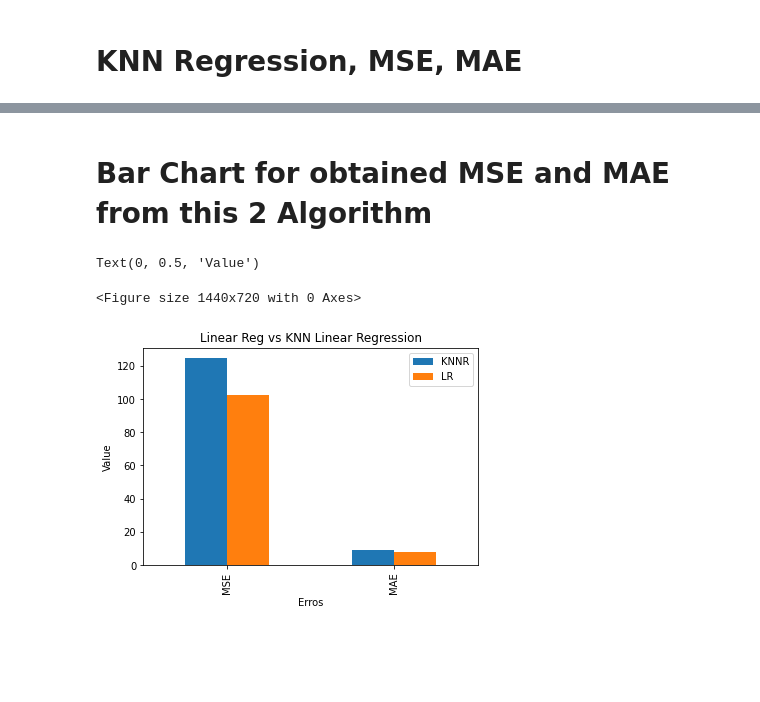
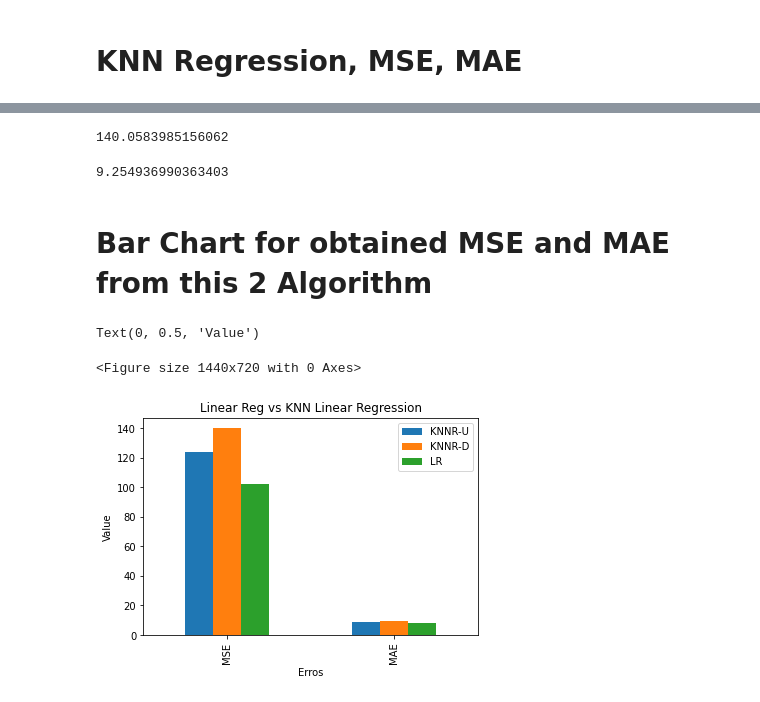
Before and after one commit to noman13bd/ML-Practice, a Jupyter notebook: ML_KNN_assignment5.ipynb, the cells around one changed output, grey strips where cells are left out. Drawn from its saved outputs; the diff is of its cells as text; code cells hidden in the pictures; blank space fills up the shorter version.

```diff
--- a/ML_KNN_assignment5.ipynb
+++ b/ML_KNN_assignment5.ipynb
@@ -84,10 +84,17 @@ l_reg_mae
 # %%
 # https://scikit-learn.org/stable/modules/generated/sklearn.neighbors.KNeighborsRegressor.html
 from sklearn.neighbors import KNeighborsRegressor
+# Weight function used in prediction = uniform
 kn_reg = KNeighborsRegressor(n_neighbors=5)
 kn_reg.fit(xtrain, ytrain)
 # kn_reg.predict([[1, 73.847017]])
 knreg_test_predictions = kn_reg.predict(xtest)
+
+# Weight function used in prediction = distance
+kn_distance_reg = KNeighborsRegressor(n_neighbors=5, weights='distance')
+kn_distance_reg.fit(xtrain, ytrain)
+# kn_reg.predict([[1, 73.847017]])
+knreg_distance_test_predictions = kn_distance_reg.predict(xtest)
 # %%
 from sklearn.metrics import mean_squared_error, mean_absolute_error
 kn_reg_mse = mean_squared_error(ytest, knreg_test_predictions)
@@ -102,18 +109,29 @@ kn_reg_mae
+# %%
+kn_reg_distance_mse = mean_squared_error(ytest, knreg_distance_test_predictions)
+kn_reg_distance_mse
+# %% [output]
+140.0583985156062
+# %%
+kn_reg_distance_mae = mean_absolute_error(ytest, knreg_distance_test_predictions)
+kn_reg_distance_mae
+# %% [output]
+9.254936990363403
 # %% [markdown]
 # Bar Chart for obtained MSE and MAE from this 2 Algorithm
 # %%
 plt.figure(figsize=(20,10))
 plotdata = pd.DataFrame({
-    "KNNR":[kn_reg_mse, kn_reg_mae],
+    "KNNR-U":[kn_reg_mse, kn_reg_mae],
+    "KNNR-D":[kn_reg_distance_mse, kn_reg_distance_mae],
     "LR":[l_reg_mse, l_reg_mae]
     },
     index=["MSE", "MAE"]
 )
 plotdata.plot(kind="bar")
 plt.title("Linear Reg vs KNN Linear Regression")
 plt.xlabel("Erros")
 plt.ylabel("Value")
 # %% [output]
 Text(0, 0.5, 'Value')
 <Figure size 1440x720 with 0 Axes>
-[figure, old version]
+[figure, new version]
```
Also changed, not shown: parts of 20 cells of this notebook.
